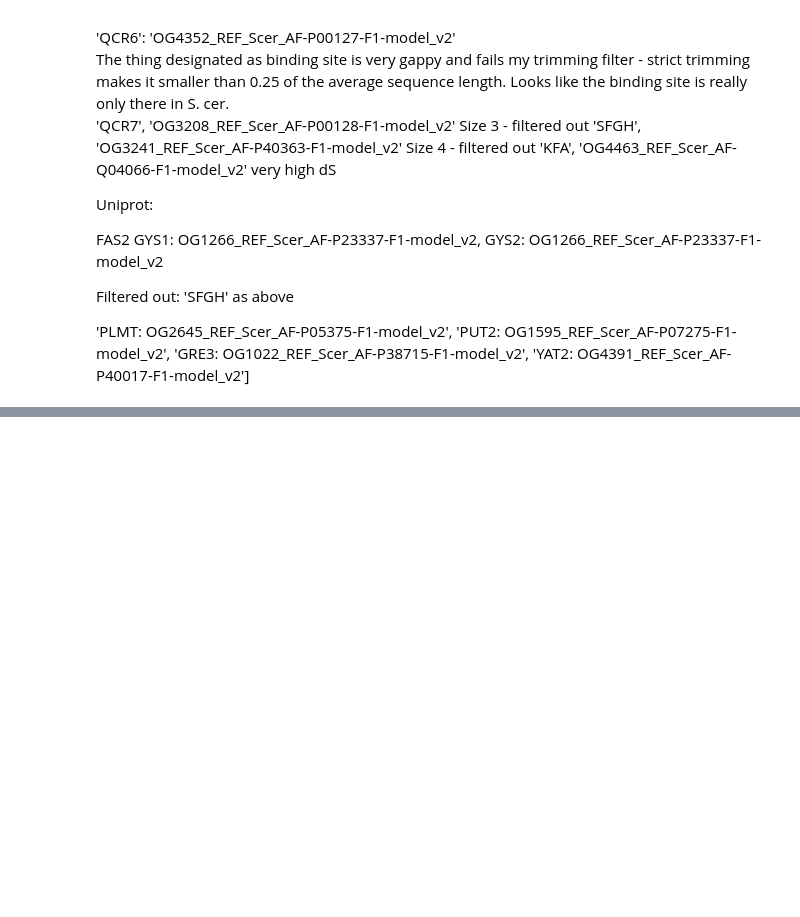
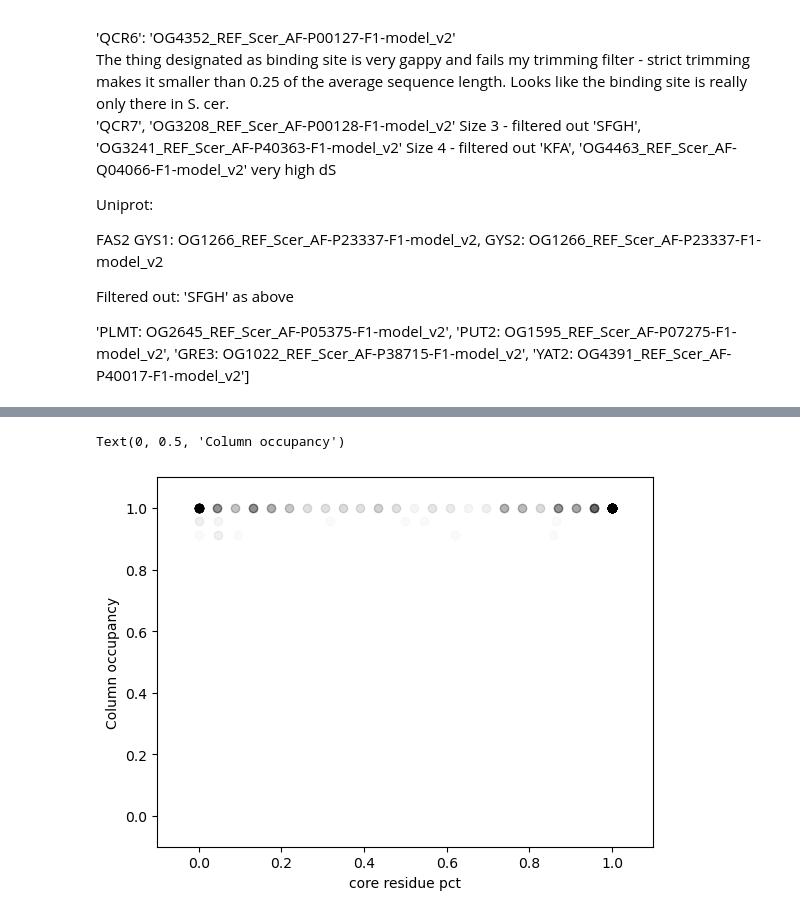
Before and after one commit to heineike02/diverse_yeast, a Jupyter notebook: 20230913_m0_breakdown_by_features.ipynb, the cells around one changed output, grey strips where cells are left out. Saved outputs shown, nothing was run; the diff lists cells and outputs as text; code cells hidden in the pictures; blank space fills up the shorter version.

```diff
--- a/20230913_m0_breakdown_by_features.ipynb
+++ b/20230913_m0_breakdown_by_features.ipynb
@@ -1334,0 +1646,14 @@ KF------T----A-SL
+# %%
+fig, ax = plt.subplots(1,1)
+
+ax.scatter(core_column_pct, column_occupancy, color='black', alpha=0.02)
+ax.set_ylim(-0.1,1.1)
+ax.set_xlim(-0.1,1.1)
+#ax0.set_xlim(xlim)
+ax.set_xlabel("core residue pct")
+ax.set_ylabel("Column occupancy")
+
+#fig.tight_layout()
+# %% [output]
+Text(0, 0.5, 'Column occupancy')
+[figure, added]
```
Also changed, not shown: parts of 41 cells of this notebook, 6 other files.
